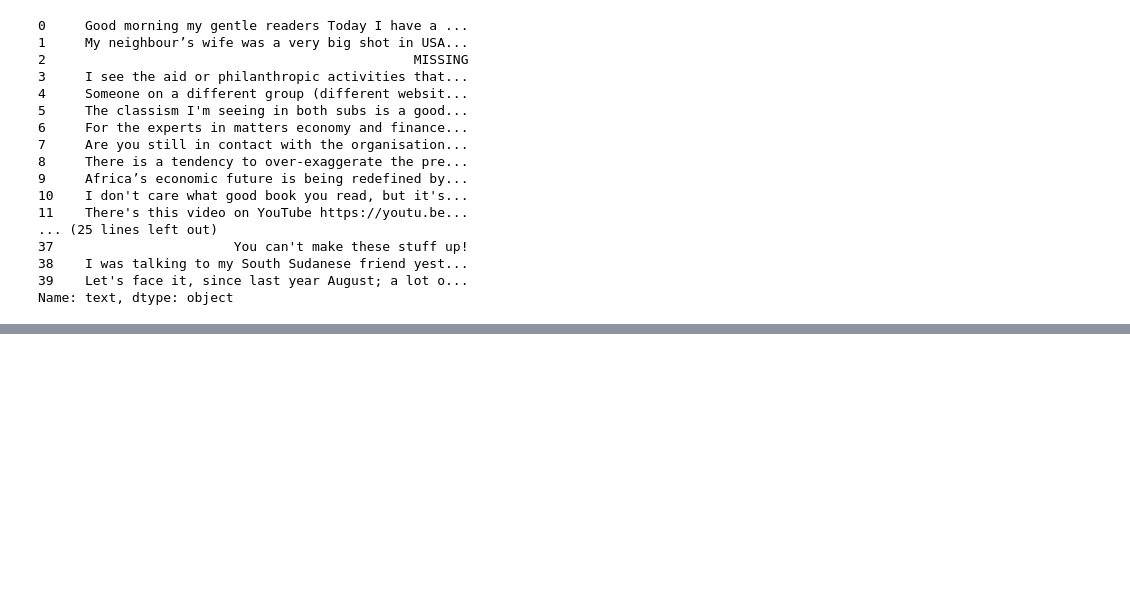
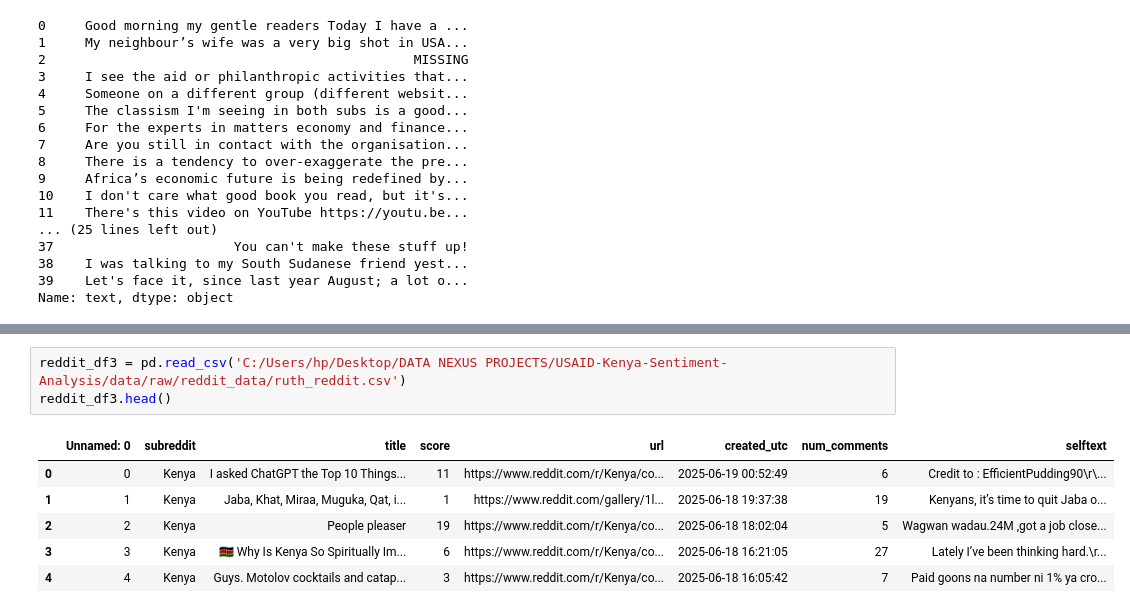
Before and after one commit to L-N-E0/USAID-Kenya-Sentiment-Analysis, a Jupyter notebook: notebooks/Cess.ipynb, the cells around one changed output, grey strips where cells are left out. Cells and saved outputs as stored; diff of their text form; blank space fills up the shorter version.

```diff
--- a/notebooks/Cess.ipynb
+++ b/notebooks/Cess.ipynb
@@ -206,0 +226,10 @@ import nltk
+# %%
+reddit_df3 = pd.read_csv('C:/Users/hp/Desktop/DATA NEXUS PROJECTS/USAID-Kenya-Sentiment-Analysis/data/raw/reddit_data/ruth_reddit.csv')
+reddit_df3.head()
+# %% [output]
+|  | Unnamed: 0 | subreddit | title | score | url | created_utc | num_comments | selftext |
+| 0 | 0 | Kenya | I asked ChatGPT the Top 10 Things... | 11 | https://www.reddit.com/r/Kenya/co... | 2025-06-19 00:52:49 | 6 | Credit to : EfficientPudding90\r\... |
+| 1 | 1 | Kenya | Jaba, Khat, Miraa, Muguka, Qat, i... | 1 | https://www.reddit.com/gallery/1l... | 2025-06-18 19:37:38 | 19 | Kenyans, it’s time to quit Jaba o... |
+| 2 | 2 | Kenya | People pleaser | 19 | https://www.reddit.com/r/Kenya/co... | 2025-06-18 18:02:04 | 5 | Wagwan wadau.24M ,got a job close... |
+| 3 | 3 | Kenya | 🇰🇪 Why Is Kenya So Spiritually Im... | 6 | https://www.reddit.com/r/Kenya/co... | 2025-06-18 16:21:05 | 27 | Lately I’ve been thinking hard.\r... |
+| 4 | 4 | Kenya | Guys. Motolov cocktails and catap... | 3 | https://www.reddit.com/r/Kenya/co... | 2025-06-18 16:05:42 | 7 | Paid goons na number ni 1% ya cro... |
```
Also changed, not shown: parts of 7 cells of this notebook, 6 other files.
